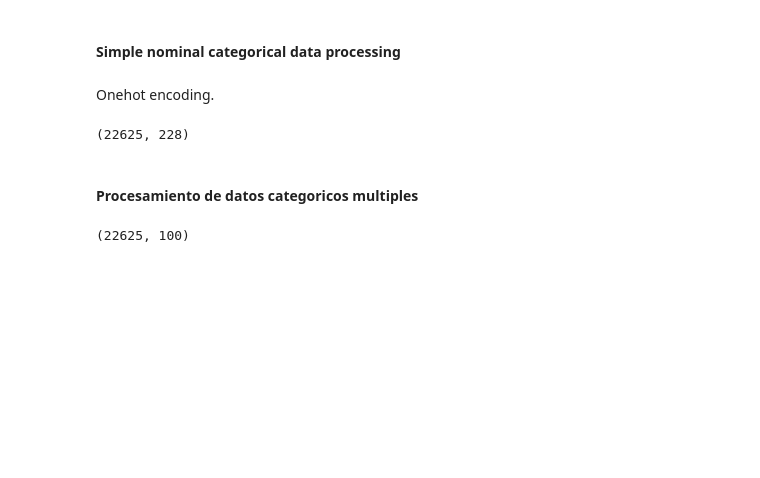
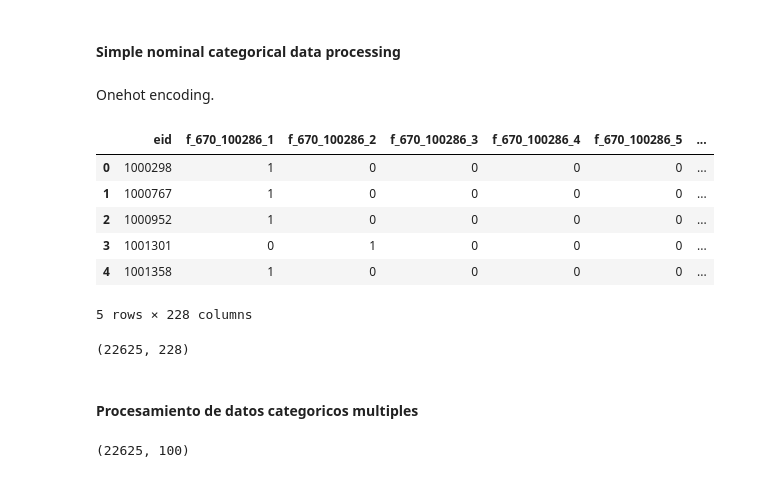
Before and after one commit to fsalamancar/Horizontal_UKB, a Jupyter notebook: touchscreen/touchscreen.ipynb, the cells around one changed output. Cells and saved outputs as stored; diff of their text form; code cells hidden in the pictures; blank space fills up the shorter version.

```diff
--- a/touchscreen/touchscreen.ipynb
+++ b/touchscreen/touchscreen.ipynb
@@ -823,10 +861,21 @@ Columnas eliminadas por alta asociación (Cramér’s V > 0.75):
 # %% [markdown]
 Onehot encoding.
 # %%
-categorical_simple_nominal_onehot_df = one_hot_encode_nominal_df(
-    categorical_simple_nominal_df,
-    touchscreen_chars_df,
-    touchscreen_cbkeys_df)
+categorical_simple_nominal_onehot_df = onehot_encode_simple_nominal(
+    df=categorical_simple_nominal_df,
+    touchscreen_chars_df=touchscreen_chars_df,
+    touchscreen_cbkeys_df=touchscreen_cbkeys_df
+)
+
+categorical_simple_nominal_onehot_df.head()
+# %% [output]
+|  | eid | f_670_100286_1 | f_670_100286_2 | f_670_100286_3 | f_670_100286_4 | f_670_100286_5 | ... |
+| 0 | 1000298 | 1 | 0 | 0 | 0 | 0 | ... |
+| 1 | 1000767 | 1 | 0 | 0 | 0 | 0 | ... |
+| 2 | 1000952 | 1 | 0 | 0 | 0 | 0 | ... |
+| 3 | 1001301 | 0 | 1 | 0 | 0 | 0 | ... |
+| 4 | 1001358 | 1 | 0 | 0 | 0 | 0 | ... |
+5 rows × 228 columns
 # %%
 categorical_simple_nominal_onehot_df.shape
 # %% [output]
```
Also changed, not shown: parts of 38 cells of this notebook, 4 other files.
